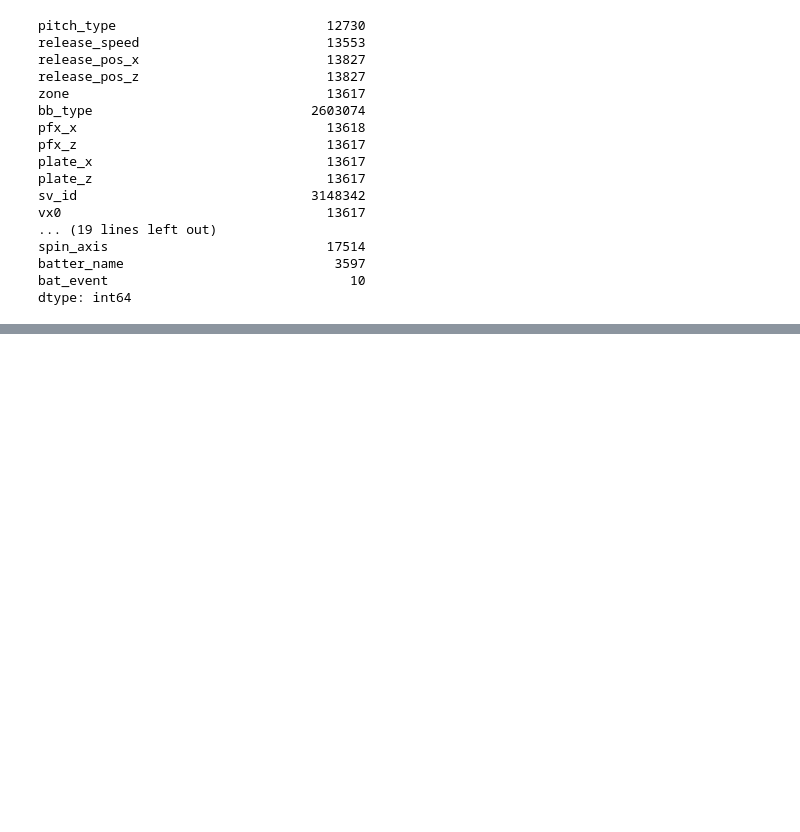
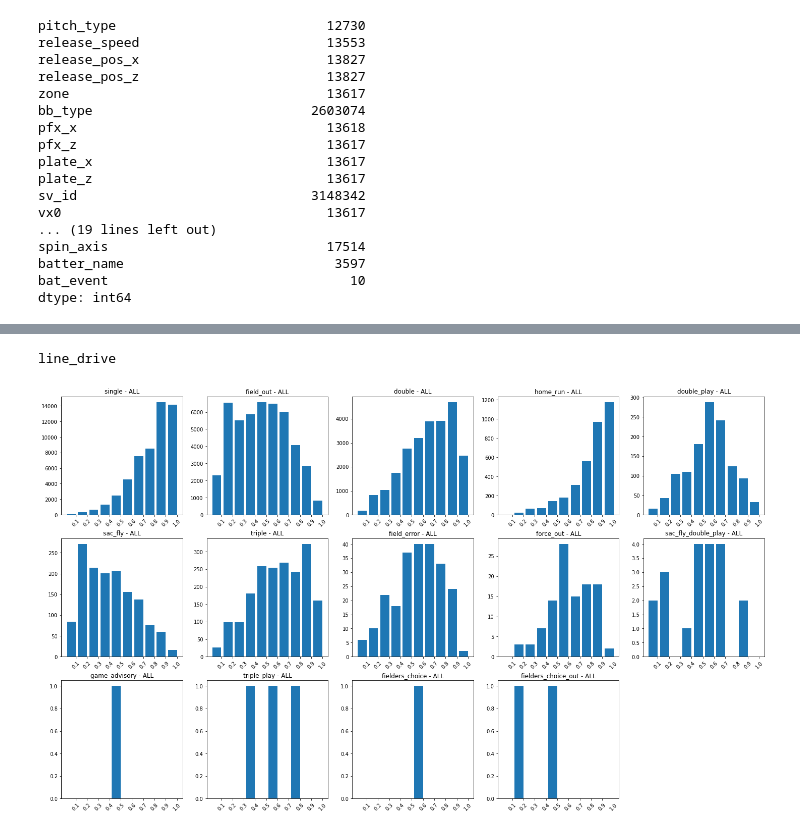
Before and after one commit to akingsley319/MLB_xBA_Prediction, a Jupyter notebook: missing_value_eda.ipynb, the cells around one changed output, grey strips where cells are left out. Drawn from its saved outputs; the diff is of its cells as text; code cells hidden in the pictures; blank space fills up the shorter version.

```diff
--- a/missing_value_eda.ipynb
+++ b/missing_value_eda.ipynb
@@ -477,0 +490,6 @@ df[df.bat_event.isin(non_hit)]['bat_event'].count()
+# %%
+print('line_drive')
+events = plot_against_event(df[df.bb_type == 'line_drive'], 'estimated_ba_using_speedangle')
+# %% [output]
+line_drive
+[figure, added]
```
Also changed, not shown: parts of 19 cells of this notebook, 8 other files.
